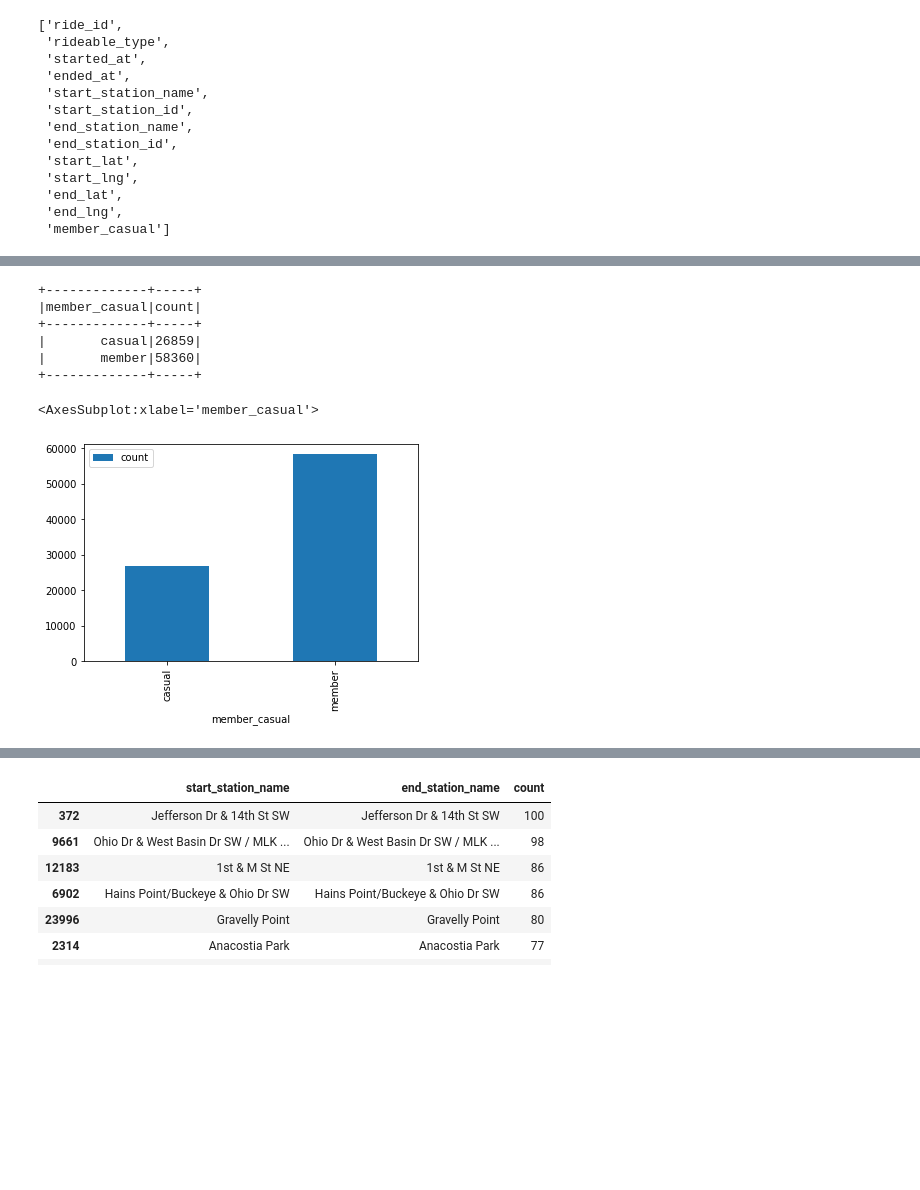
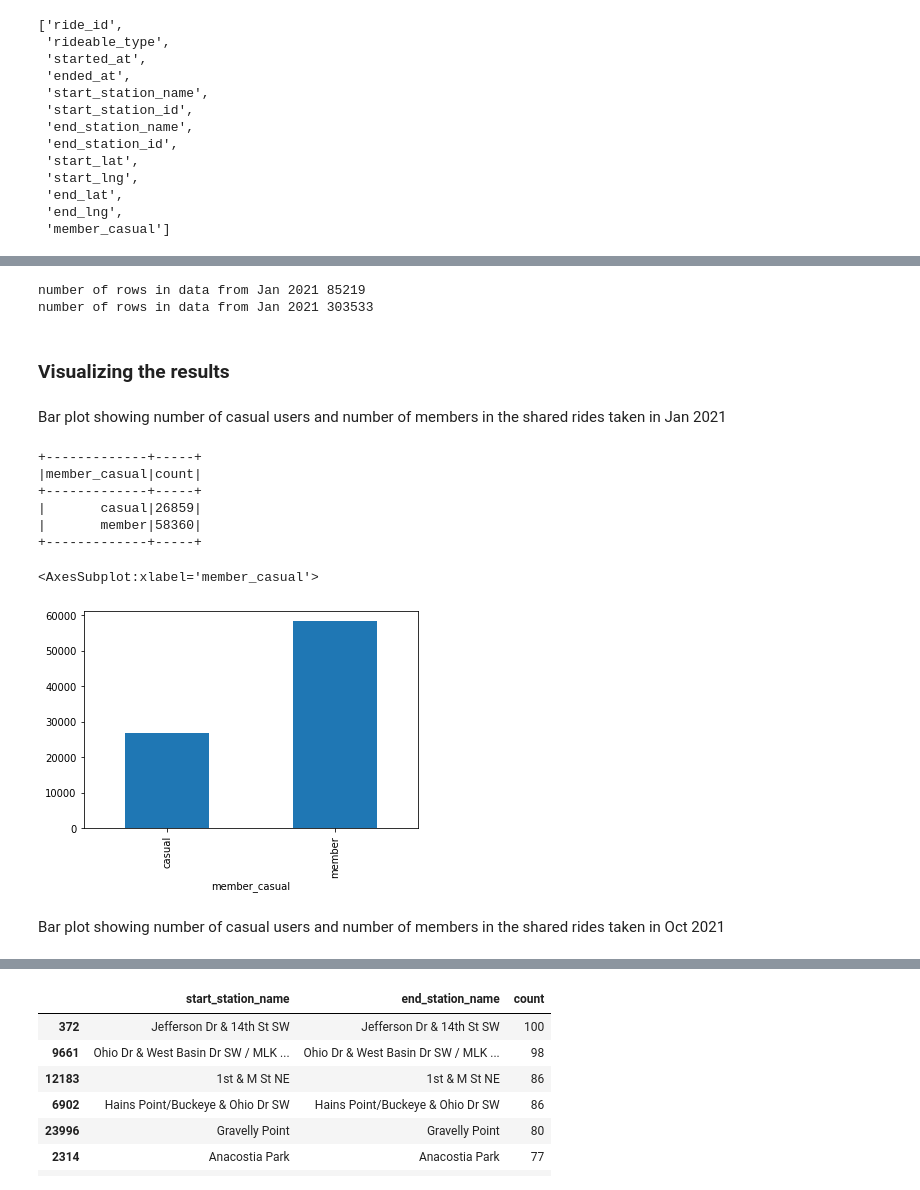
Before and after one commit to UdaySharaff/Capital_BikeShare, a Jupyter notebook: capital-bike-share-analysis.ipynb, the cells around one changed output, grey strips where cells are left out. Saved outputs shown, nothing was run; the diff lists cells and outputs as text; code cells hidden in the pictures; blank space fills up the shorter version.

```diff
--- a/capital-bike-share-analysis.ipynb
+++ b/capital-bike-share-analysis.ipynb
@@ -5,5 +7,4 @@ import pandas
 # %%
 from pyspark.sql import SparkSession
 
-spark = SparkSession.builder.appName("big data").config("spark.some.config.option", "some-value") \
-    .getOrCreate()
+spark = SparkSession.builder.appName("big data").config("spark.some.config.option", "some-value").getOrCreate()
@@ -46,16 +48,27 @@ number of rows in data from Jan 2021 303533
+# %%
+print("number of rows in data from Jan 2021 :",df1.count(),"\nnumber of rows in data from Oct 2021 :",df2.count())
+# %% [output]
+number of rows in data from Jan 2021 85219
+number of rows in data from Jan 2021 303533
+# %% [markdown]
+### Visualizing the results
+# %% [markdown]
+Bar plot showing number of casual users and number of members in the shared rides taken in Jan 2021
 # %%
 a=df1.groupBy("member_casual").count()
 a.show()
-a.toPandas().plot.bar(x="member_casual", y="count")
+a.toPandas().plot.bar(x="member_casual", y="count",legend=False)
 # %% [output]
 +-------------+-----+
 |member_casual|count|
 +-------------+-----+
 |       casual|26859|
 |       member|58360|
 +-------------+-----+
 <AxesSubplot:xlabel='member_casual'>
-[figure, old version]
+[figure, new version]
+# %% [markdown]
+Bar plot showing number of casual users and number of members in the shared rides taken in Oct 2021
 # %%
 b=df2.groupBy("member_casual").count()
 b.show()
```
Also changed, not shown: parts of 15 cells of this notebook.
